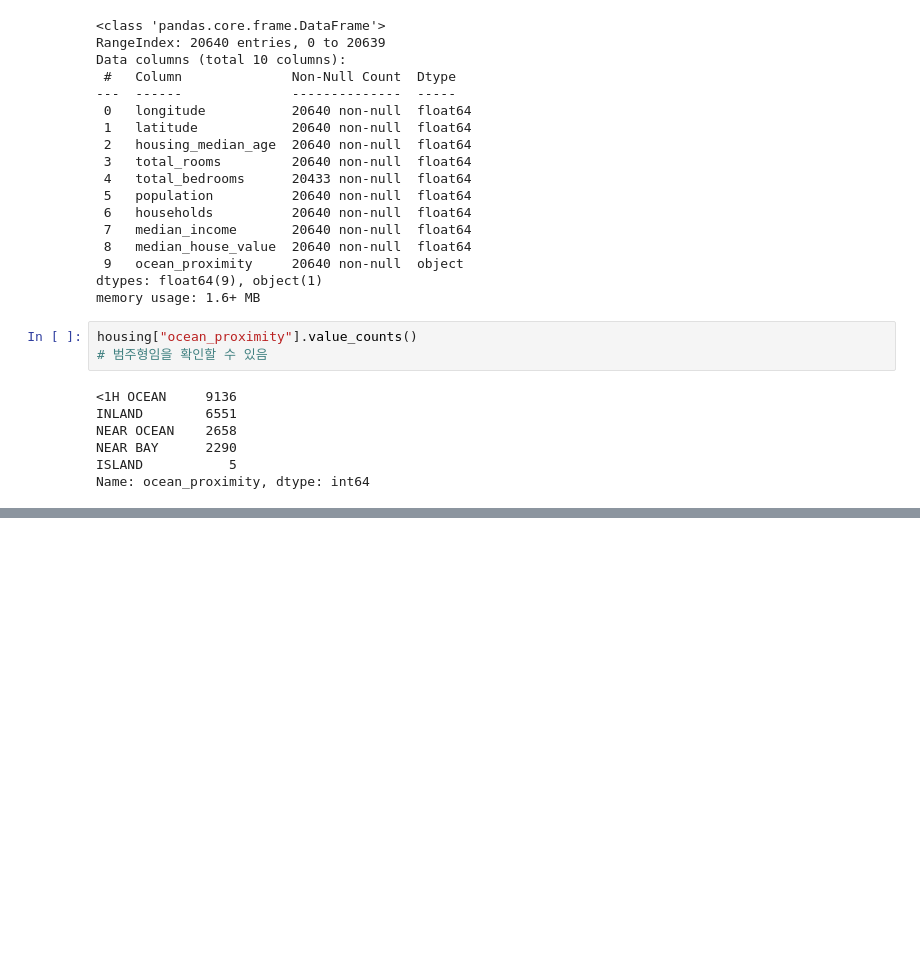
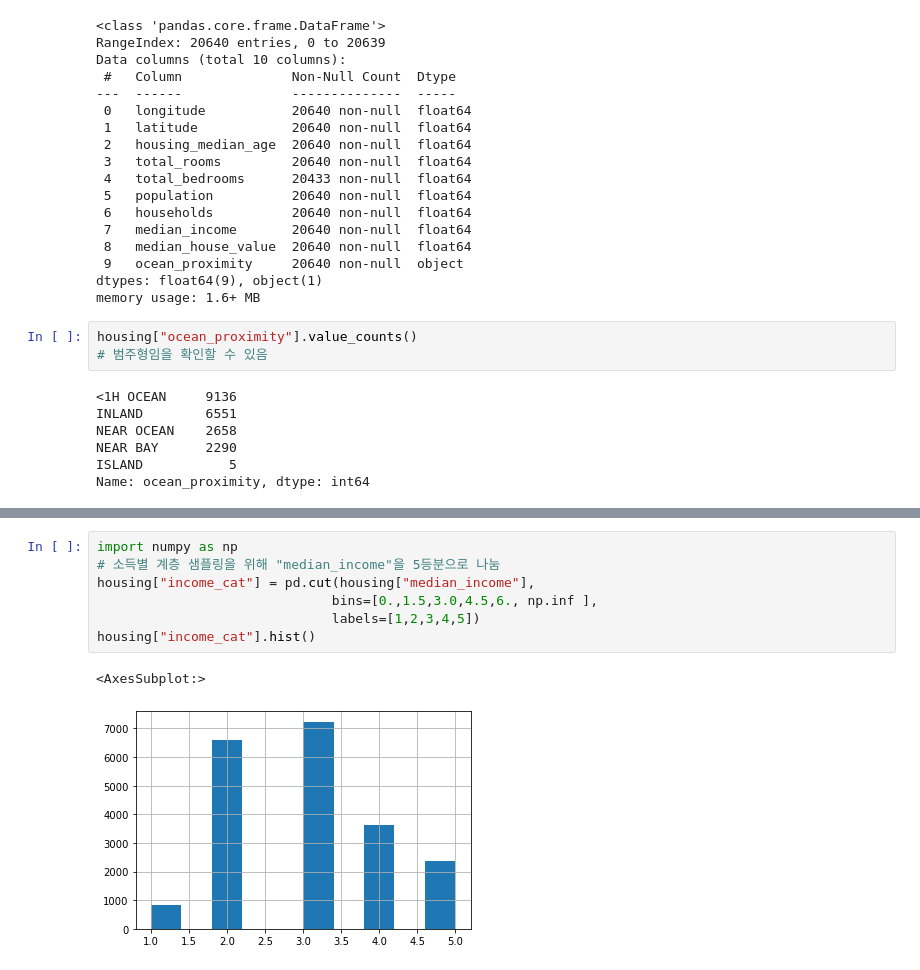
Before and after one commit to komingsu/deep_myself, a Jupyter notebook: hands_on_ML/2장.머신러닝A-Z.ipynb, the cells around one changed output, grey strips where cells are left out. Saved outputs shown, nothing was run; the diff lists cells and outputs as text; blank space fills up the shorter version.

```diff
--- a/hands_on_ML/2장.머신러닝A-Z.ipynb
+++ b/hands_on_ML/2장.머신러닝A-Z.ipynb
@@ -102,0 +120,10 @@ S
+# %%
+import numpy as np
+# 소득별 계층 샘플링을 위해 "median_income"을 5등분으로 나눔
+housing["income_cat"] = pd.cut(housing["median_income"],
+                              bins=[0.,1.5,3.0,4.5,6., np.inf ],
+                              labels=[1,2,3,4,5])
+housing["income_cat"].hist()
+# %% [output]
+<AxesSubplot:>
+[figure, added]
```
Also changed, not shown: parts of 77 cells of this notebook, 1 other file.
